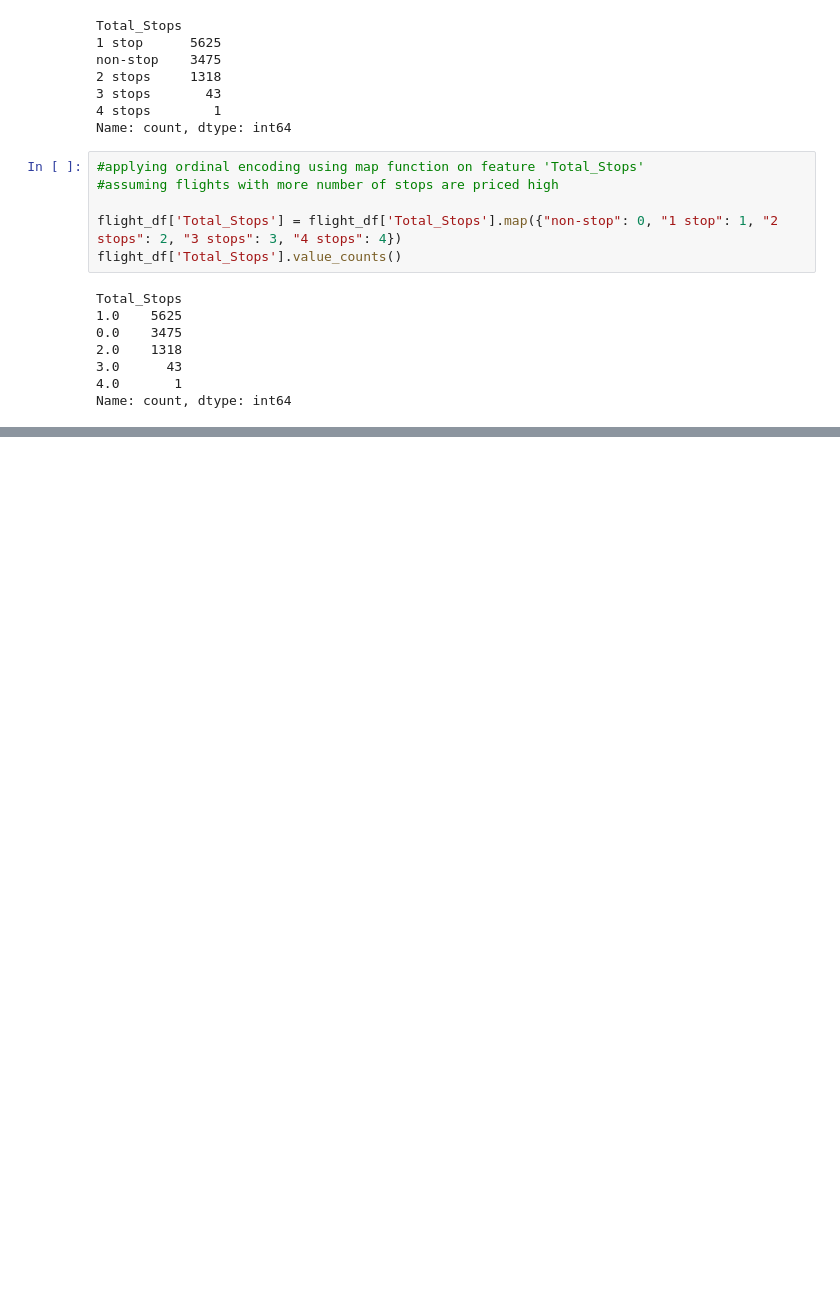
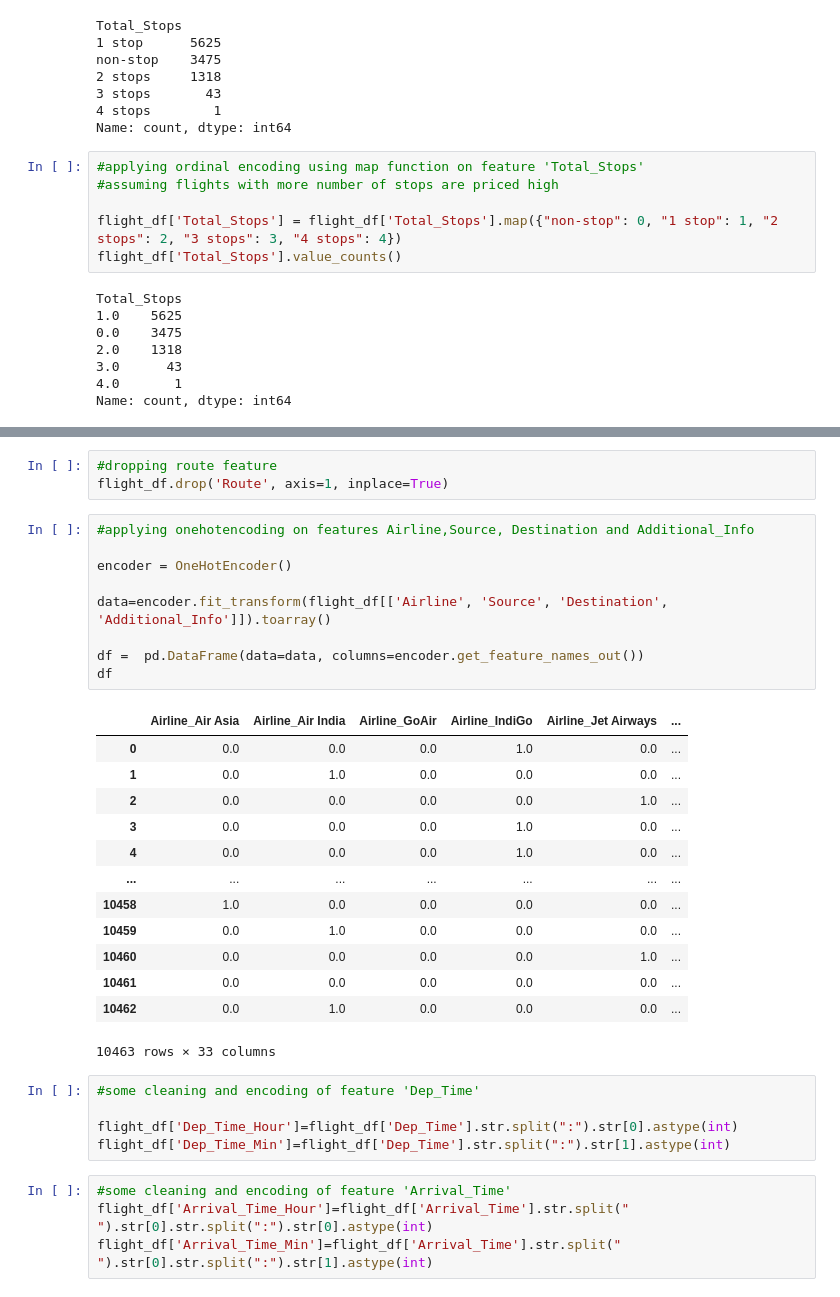
Before and after one commit to NarnindiMounica/Machine_Learning_Works, a Jupyter notebook: Exploratory_Data_Analysis/flight_price_dataset/flight_price_dataset_eda.ipynb, the cells around one changed output, grey strips where cells are left out. Saved outputs shown, nothing was run; the diff lists cells and outputs as text; blank space fills up the shorter version.

```diff
--- a/Exploratory_Data_Analysis/flight_price_dataset/flight_price_dataset_eda.ipynb
+++ b/Exploratory_Data_Analysis/flight_price_dataset/flight_price_dataset_eda.ipynb
@@ -161,0 +173,35 @@ Name: count, dtype: int64
+# %%
+#dropping route feature
+flight_df.drop('Route', axis=1, inplace=True)
+# %%
+#applying onehotencoding on features Airline,Source, Destination and Additional_Info
+
+encoder = OneHotEncoder()
+
+data=encoder.fit_transform(flight_df[['Airline', 'Source', 'Destination', 'Additional_Info']]).toarray()
+
+df =  pd.DataFrame(data=data, columns=encoder.get_feature_names_out())
+df
+# %% [output]
+|  | Airline_Air Asia | Airline_Air India | Airline_GoAir | Airline_IndiGo | Airline_Jet Airways | ... |
+| 0 | 0.0 | 0.0 | 0.0 | 1.0 | 0.0 | ... |
+| 1 | 0.0 | 1.0 | 0.0 | 0.0 | 0.0 | ... |
+| 2 | 0.0 | 0.0 | 0.0 | 0.0 | 1.0 | ... |
+| 3 | 0.0 | 0.0 | 0.0 | 1.0 | 0.0 | ... |
+| 4 | 0.0 | 0.0 | 0.0 | 1.0 | 0.0 | ... |
+| ... | ... | ... | ... | ... | ... | ... |
+| 10458 | 1.0 | 0.0 | 0.0 | 0.0 | 0.0 | ... |
+| 10459 | 0.0 | 1.0 | 0.0 | 0.0 | 0.0 | ... |
+| 10460 | 0.0 | 0.0 | 0.0 | 0.0 | 1.0 | ... |
+| 10461 | 0.0 | 0.0 | 0.0 | 0.0 | 0.0 | ... |
+| 10462 | 0.0 | 1.0 | 0.0 | 0.0 | 0.0 | ... |
+10463 rows × 33 columns
+# %%
+#some cleaning and encoding of feature 'Dep_Time'
+
+flight_df['Dep_Time_Hour']=flight_df['Dep_Time'].str.split(":").str[0].astype(int)
+flight_df['Dep_Time_Min']=flight_df['Dep_Time'].str.split(":").str[1].astype(int)
+# %%
+#some cleaning and encoding of feature 'Arrival_Time'
+flight_df['Arrival_Time_Hour']=flight_df['Arrival_Time'].str.split(" ").str[0].str.split(":").str[0].astype(int)
+flight_df['Arrival_Time_Min']=flight_df['Arrival_Time'].str.split(" ").str[0].str.split(":").str[1].astype(int)
```
Also changed, not shown: parts of 9 cells of this notebook, 2 other files.
